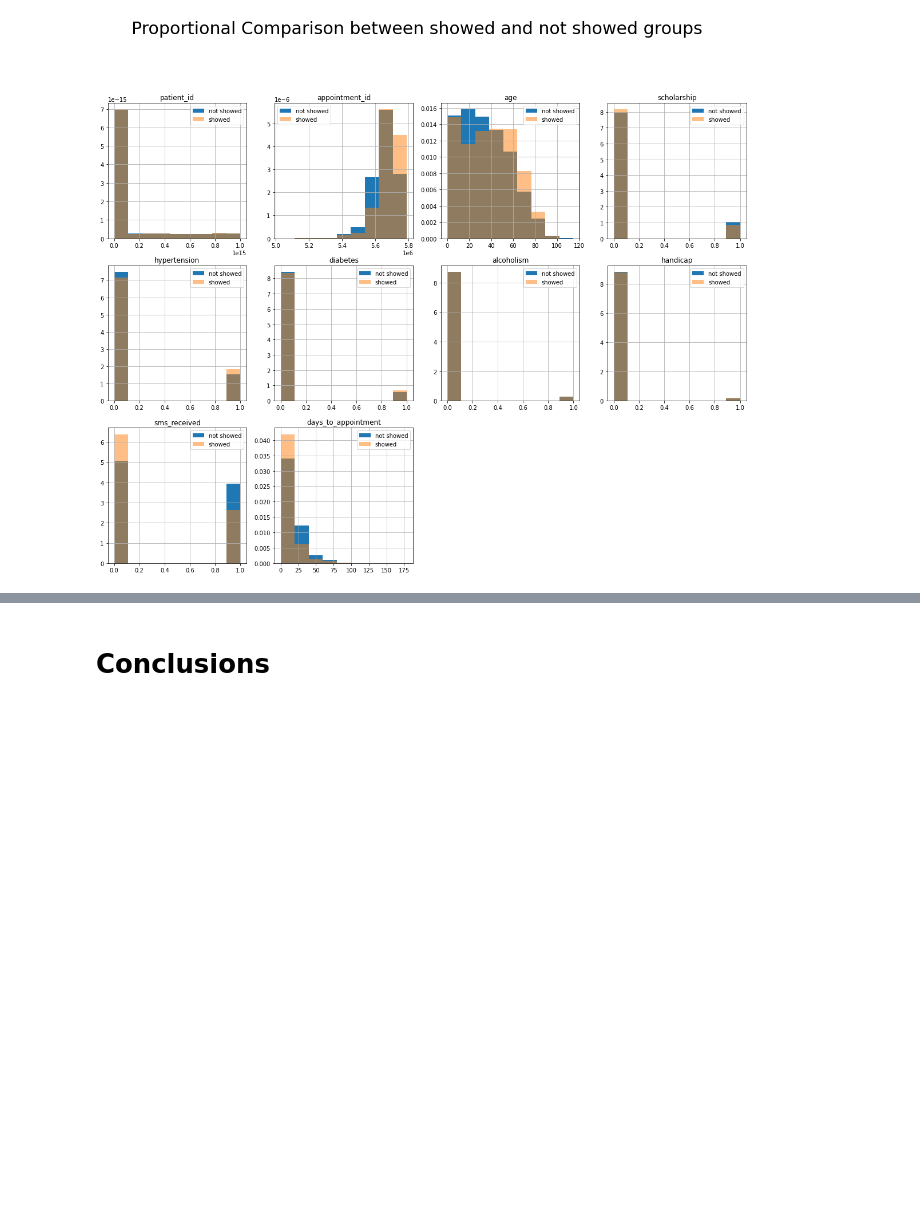
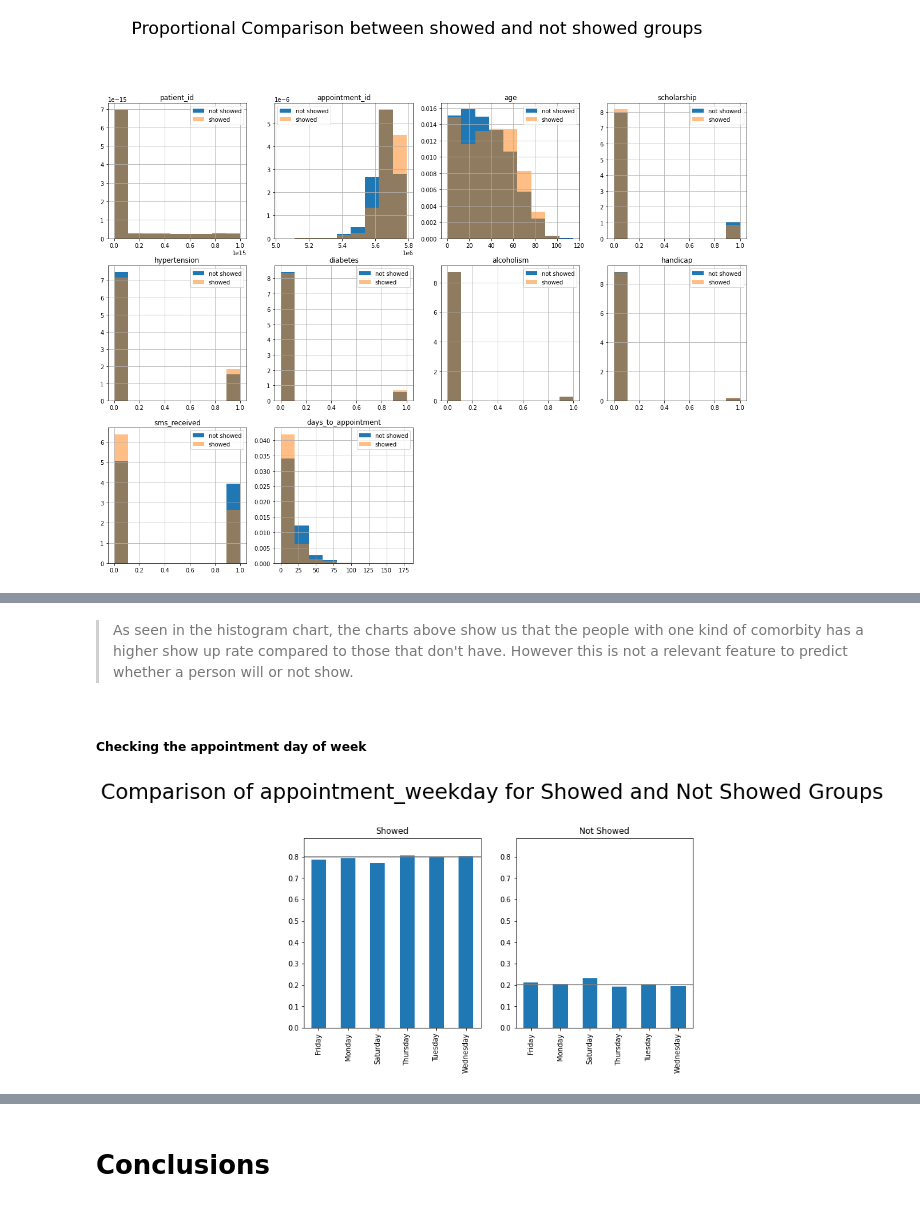
Before and after one commit to luiziurk/python_scripts, a Jupyter notebook: Datasets/project_2/Project 2_Udacity.ipynb, the cells around one changed output, grey strips where cells are left out. Cells and saved outputs as stored; diff of their text form; code cells hidden in the pictures; blank space fills up the shorter version.

```diff
--- a/Datasets/project_2/Project 2_Udacity.ipynb
+++ b/Datasets/project_2/Project 2_Udacity.ipynb
@@ -449,0 +543,12 @@ df_noshow["No_show"] = df_noshow["No_show"].astype('bool')
+# %% [markdown]
+> As seen in the histogram chart, the charts above show us that the people with one kind of comorbity has a higher show up rate compared to those that don't have. However this is not a relevant feature to predict whether a person will or not show.
+# %% [markdown]
+##### Checking the appointment day of week
+# %%
+class_plot(df_showed, df_not_showed, 'Showed', 'Not Showed', 'appointment_weekday')
+plt.subplot(1, 2, 1)
+plt.axhline(1-no_show_proportion, color = 'gray');
+plt.subplot(1, 2, 2)
+plt.axhline(no_show_proportion, color = 'gray');
+# %% [output]
+[figure, added]
```
Also changed, not shown: parts of 45 cells of this notebook.
